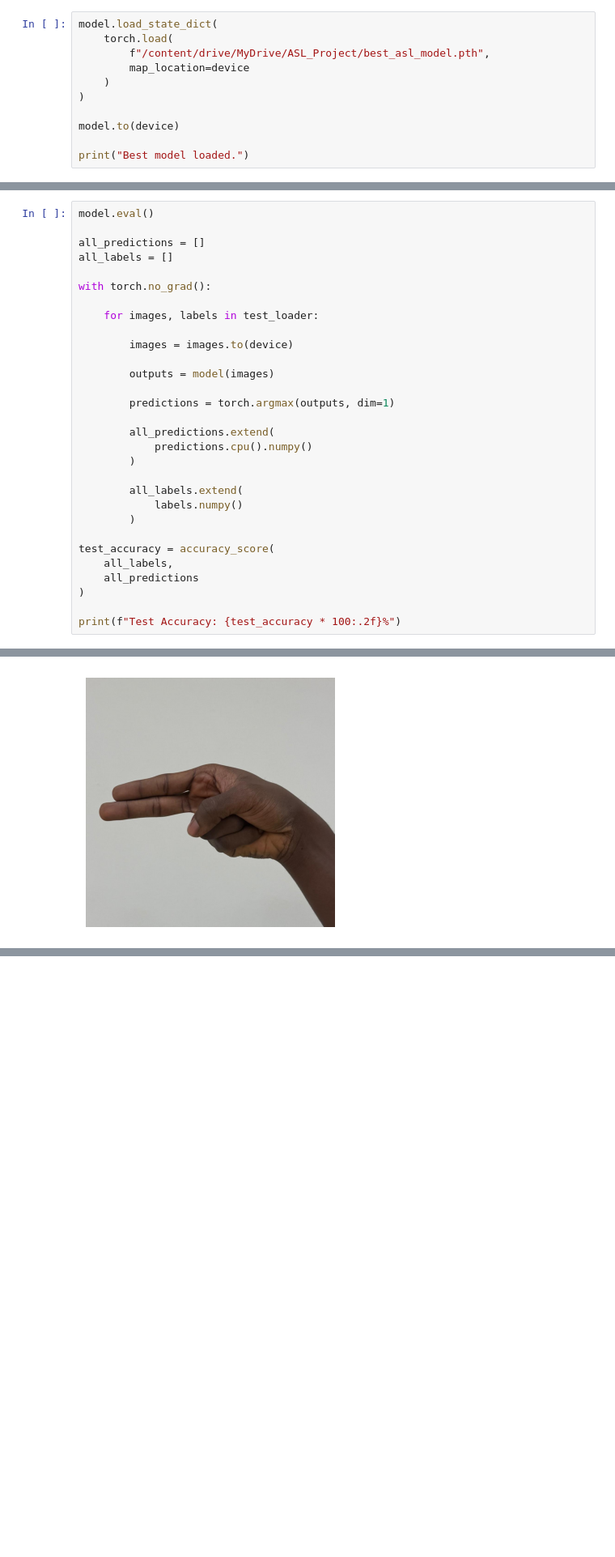
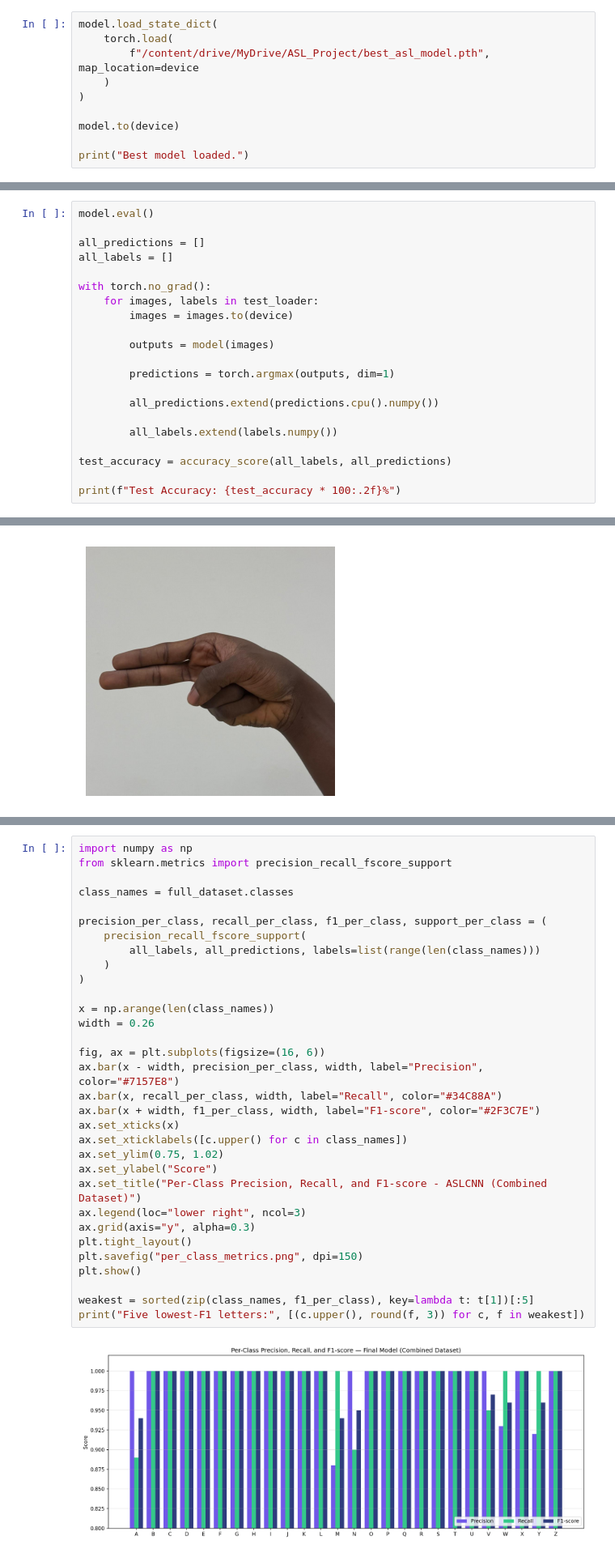
Before and after one commit to Yaa-Waadu/AI-Final-Project, a Jupyter notebook: ASL_Learning_Assistant.ipynb, the cells around one changed output, grey strips where cells are left out. Shown at 81% size. Saved outputs shown, nothing was run; the diff lists cells and outputs as text; blank space fills up the shorter version.

```diff
--- a/ASL_Learning_Assistant.ipynb
+++ b/ASL_Learning_Assistant.ipynb
@@ -643,8 +556,7 @@ plt.show()
 # %%
 model.load_state_dict(
     torch.load(
-        f"/content/drive/MyDrive/ASL_Project/best_asl_model.pth",
-        map_location=device
+        f"/content/drive/MyDrive/ASL_Project/best_asl_model.pth", map_location=device
     )
 )
 
@@ -660,27 +572,18 @@ all_predictions = []
 all_labels = []
 
 with torch.no_grad():
-
     for images, labels in test_loader:
-
         images = images.to(device)
 
         outputs = model(images)
 
         predictions = torch.argmax(outputs, dim=1)
 
-        all_predictions.extend(
-            predictions.cpu().numpy()
-        )
+        all_predictions.extend(predictions.cpu().numpy())
 
-        all_labels.extend(
-            labels.numpy()
-        )
+        all_labels.extend(labels.numpy())
 
-test_accuracy = accuracy_score(
-    all_labels,
-    all_predictions
-)
+test_accuracy = accuracy_score(all_labels, all_predictions)
 
 print(f"Test Accuracy: {test_accuracy * 100:.2f}%")
 # %% [output]
@@ -810,0 +732,34 @@ o: 0.00%
+# %%
+import numpy as np
+from sklearn.metrics import precision_recall_fscore_support
+
+class_names = full_dataset.classes
+
+precision_per_class, recall_per_class, f1_per_class, support_per_class = (
+    precision_recall_fscore_support(
+        all_labels, all_predictions, labels=list(range(len(class_names)))
+    )
+)
+
+x = np.arange(len(class_names))
+width = 0.26
+
+fig, ax = plt.subplots(figsize=(16, 6))
+ax.bar(x - width, precision_per_class, width, label="Precision", color="#7157E8")
+ax.bar(x, recall_per_class, width, label="Recall", color="#34C88A")
+ax.bar(x + width, f1_per_class, width, label="F1-score", color="#2F3C7E")
+ax.set_xticks(x)
+ax.set_xticklabels([c.upper() for c in class_names])
+ax.set_ylim(0.75, 1.02)
+ax.set_ylabel("Score")
+ax.set_title("Per-Class Precision, Recall, and F1-score - ASLCNN (Combined Dataset)")
+ax.legend(loc="lower right", ncol=3)
+ax.grid(axis="y", alpha=0.3)
+plt.tight_layout()
+plt.savefig("per_class_metrics.png", dpi=150)
+plt.show()
+
+weakest = sorted(zip(class_names, f1_per_class), key=lambda t: t[1])[:5]
+print("Five lowest-F1 letters:", [(c.upper(), round(f, 3)) for c, f in weakest])
+# %% [output]
+[figure, added]
```
Also changed, not shown: parts of 30 cells of this notebook.
